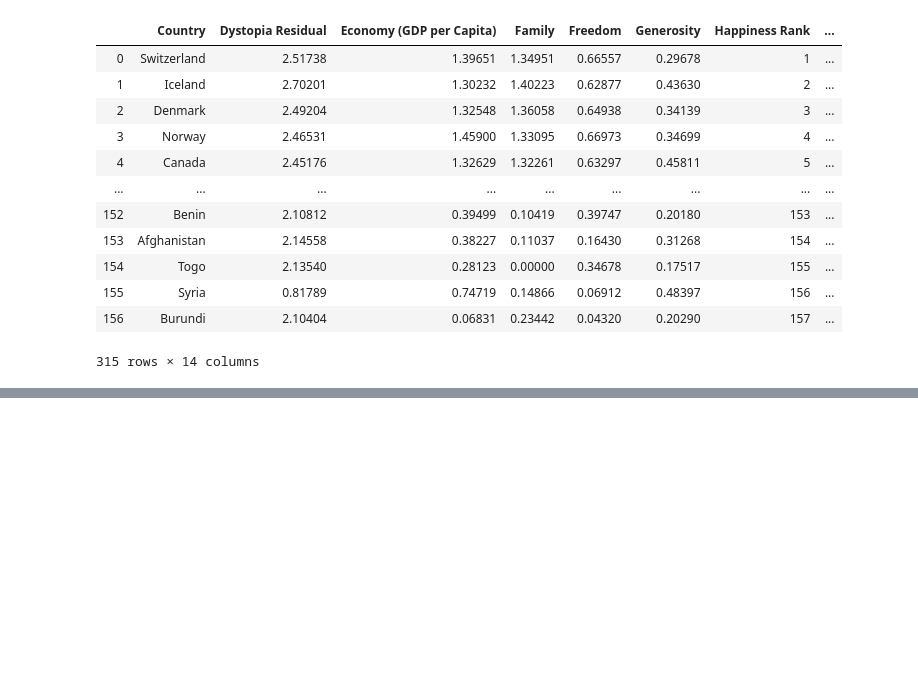
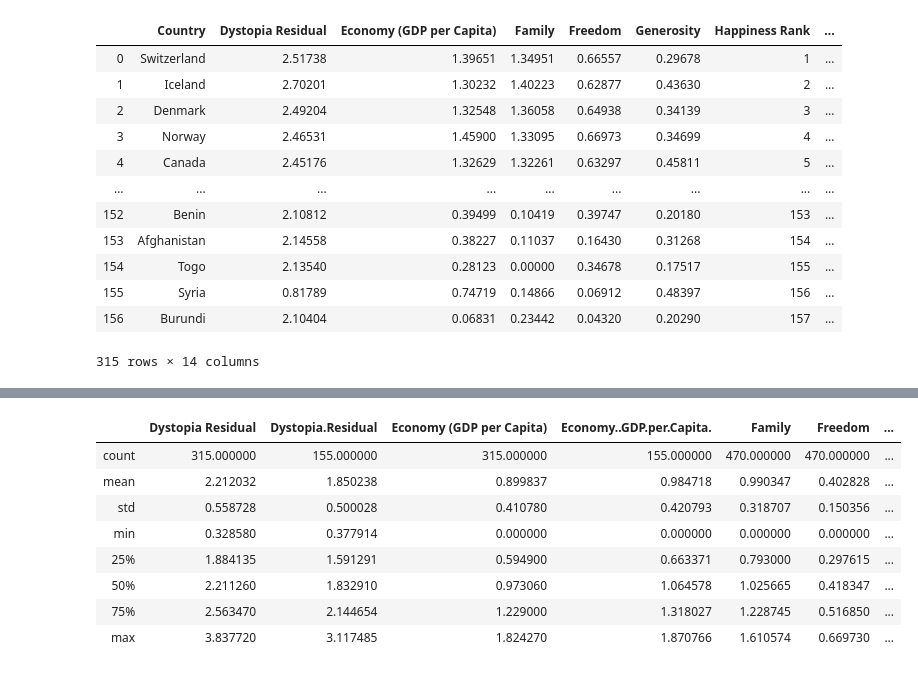
Before and after one commit to kingnmm/py4ds, a Jupyter notebook: FinalProj_NMK.ipynb, the cells around one changed output, grey strips where cells are left out. Cells and saved outputs as stored; diff of their text form; code cells hidden in the pictures; blank space fills up the shorter version.

```diff
--- a/FinalProj_NMK.ipynb
+++ b/FinalProj_NMK.ipynb
@@ -554,3 +554,6 @@ concat_df2(happ15, happ16)
 | 155 | Syria | 0.81789 | 0.74719 | 0.14866 | 0.06912 | 0.48397 | 156 | ... |
 | 156 | Burundi | 2.10404 | 0.06831 | 0.23442 | 0.04320 | 0.20290 | 157 | ... |
 315 rows × 14 columns
+# %%
+# Saving the concatenated happ16 and happ15 datasets
+join_1516 = concat_df2(happ15, happ16)
@@ -556,0 +572,15 @@ concat_df2(happ15, happ16)
+# %%
+# Concatenating the additional dataset 'happ17' to 'join_1516'
+join_151617 = concat_df2(join_1516, happ17)
+# %%
+join_151617.describe()
+# %% [output]
+|  | Dystopia Residual | Dystopia.Residual | Economy (GDP per Capita) | Economy..GDP.per.Capita. | Family | Freedom | ... |
+| count | 315.000000 | 155.000000 | 315.000000 | 155.000000 | 470.000000 | 470.000000 | ... |
+| mean | 2.212032 | 1.850238 | 0.899837 | 0.984718 | 0.990347 | 0.402828 | ... |
+| std | 0.558728 | 0.500028 | 0.410780 | 0.420793 | 0.318707 | 0.150356 | ... |
+| min | 0.328580 | 0.377914 | 0.000000 | 0.000000 | 0.000000 | 0.000000 | ... |
+| 25% | 1.884135 | 1.591291 | 0.594900 | 0.663371 | 0.793000 | 0.297615 | ... |
+| 50% | 2.211260 | 1.832910 | 0.973060 | 1.064578 | 1.025665 | 0.418347 | ... |
+| 75% | 2.563470 | 2.144654 | 1.229000 | 1.318027 | 1.228745 | 0.516850 | ... |
+| max | 3.837720 | 3.117485 | 1.824270 | 1.870766 | 1.610574 | 0.669730 | ... |
```
Also changed, not shown: parts of 10 cells of this notebook.
